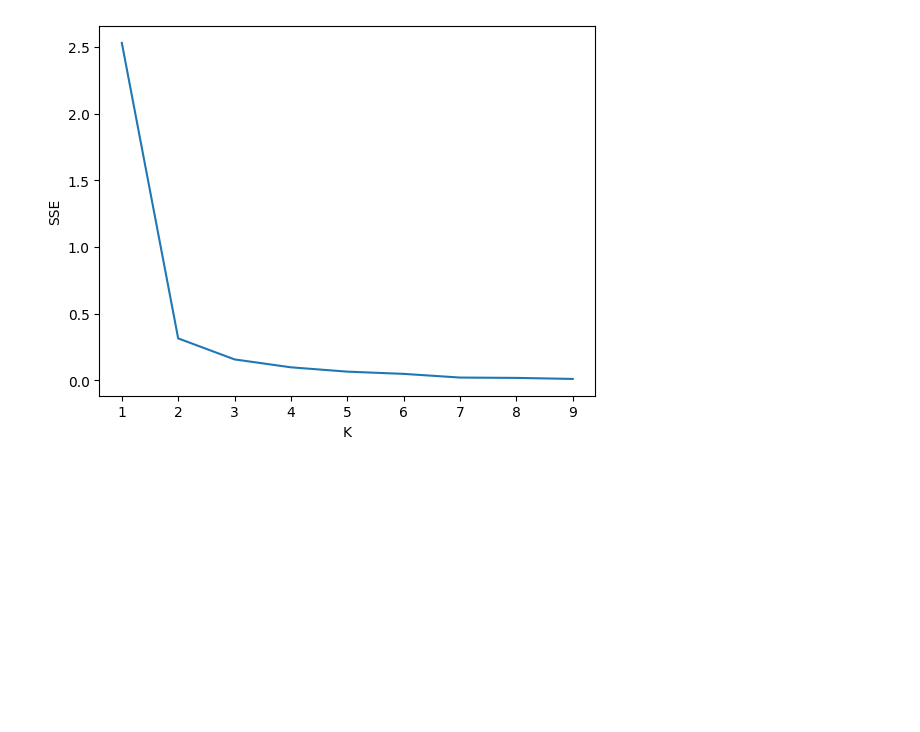
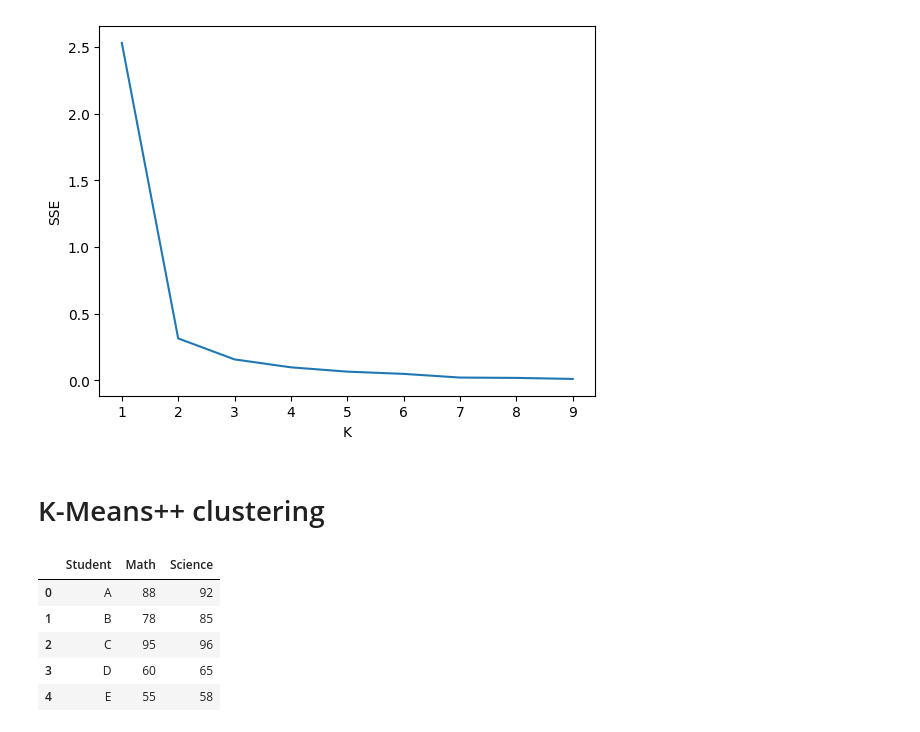
Before and after one commit to richa-agarwal-de/python-machine-learning, a Jupyter notebook: ML_KMeansClustering.ipynb, the cells around one changed output. Saved outputs shown, nothing was run; the diff lists cells and outputs as text; code cells hidden in the pictures; blank space fills up the shorter version.

```diff
--- a/ML_KMeansClustering.ipynb
+++ b/ML_KMeansClustering.ipynb
@@ -194,3 +196,5 @@ plt.plot(k_rng,sse)
 # %% [output]
 [<matplotlib.lines.Line2D at 0x...>]
 [figure]
+# %% [markdown]
+# K-Means++ clustering
@@ -196,0 +213,9 @@ plt.plot(k_rng,sse)
+# %%
+df.head()
+# %% [output]
+|  | Student | Math | Science |
+| 0 | A | 88 | 92 |
+| 1 | B | 78 | 85 |
+| 2 | C | 95 | 96 |
+| 3 | D | 60 | 65 |
+| 4 | E | 55 | 58 |
```
Also changed, not shown: parts of 13 cells of this notebook.
